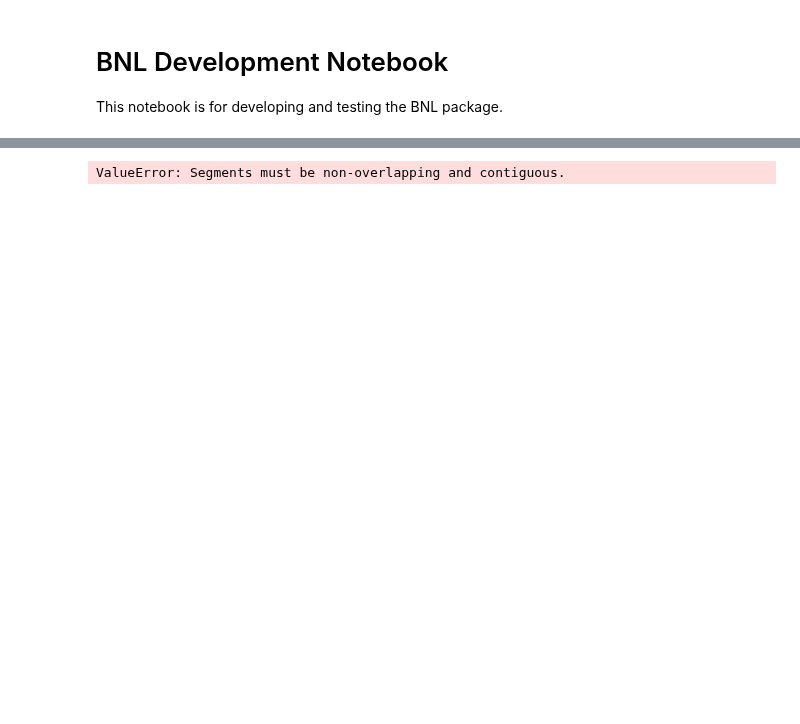
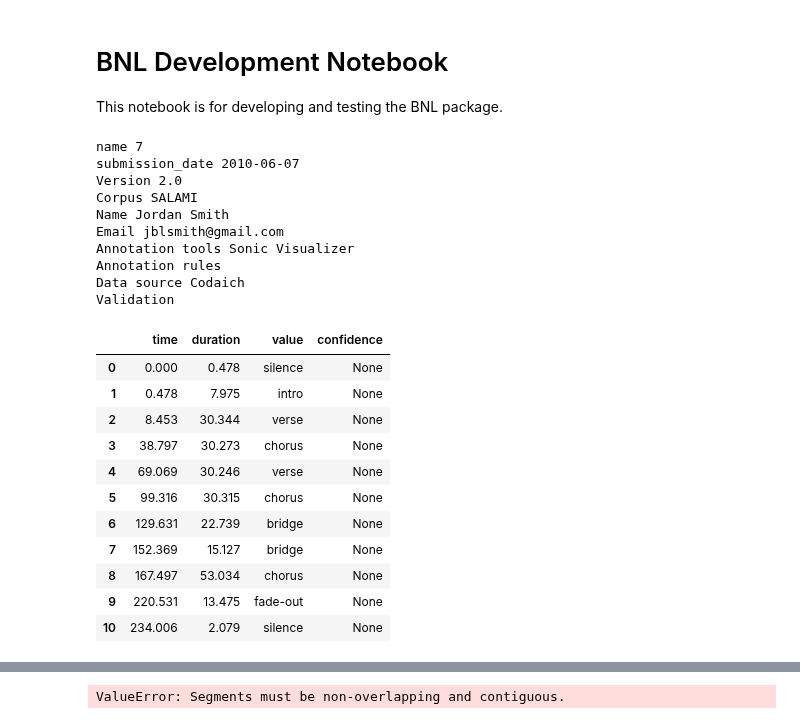
Before and after one commit to tomxi/bnl, a Jupyter notebook: notebooks/development.ipynb, the cells around one changed output, grey strips where cells are left out. Drawn from its saved outputs; the diff is of its cells as text; code cells hidden in the pictures; blank space fills up the shorter version.

```diff
--- a/notebooks/development.ipynb
+++ b/notebooks/development.ipynb
@@ -14 +15,30 @@ slm_ds = bnl.data.Dataset(
 track = next(iter(slm_ds))
+# %%
+import jams
+jam = jams.load(str(slm_ds['4'].annotations["reference"]))
+a = jam.search(namespace="segment_salami_function")[1]
+# %%
+a
+# %% [output]
+name 7
+submission_date 2010-06-07
+Version 2.0
+Corpus SALAMI
+Name Jordan Smith
+Email jblsmith@gmail.com
+Annotation tools Sonic Visualizer
+Annotation rules
+Data source Codaich
+Validation
+|  | time | duration | value | confidence |
+| 0 | 0.000 | 0.478 | silence | None |
+| 1 | 0.478 | 7.975 | intro | None |
+| 2 | 8.453 | 30.344 | verse | None |
+| 3 | 38.797 | 30.273 | chorus | None |
+| 4 | 69.069 | 30.246 | verse | None |
+| 5 | 99.316 | 30.315 | chorus | None |
+| 6 | 129.631 | 22.739 | bridge | None |
+| 7 | 152.369 | 15.127 | bridge | None |
+| 8 | 167.497 | 53.034 | chorus | None |
+| 9 | 220.531 | 13.475 | fade-out | None |
+| 10 | 234.006 | 2.079 | silence | None |
```
Also changed, not shown: parts of 9 cells of this notebook, 2 other files.
